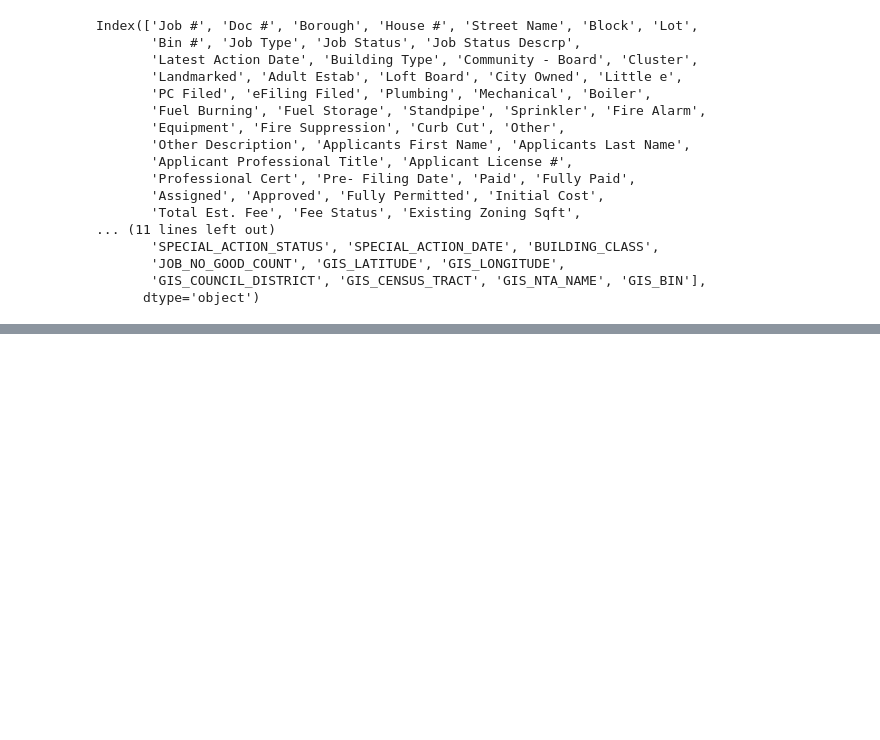
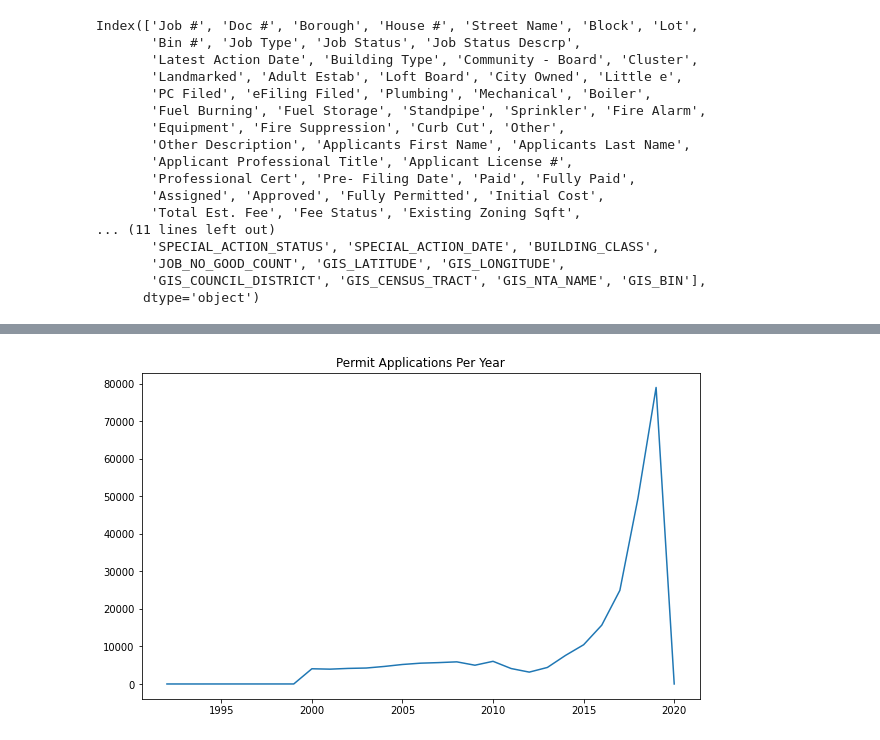
Before and after one commit to kcarty2/PYH225_Homework, a Jupyter notebook: Final_Project_DOB.ipynb, the cells around one changed output, grey strips where cells are left out. Drawn from its saved outputs; the diff is of its cells as text; code cells hidden in the pictures; blank space fills up the shorter version.

```diff
--- a/Final_Project_DOB.ipynb
+++ b/Final_Project_DOB.ipynb
@@ -156,0 +386,2 @@ df4
+# %%
+df['Pre- Filing Date'] = pd.to_datetime(df['Pre- Filing Date'])
@@ -156,0 +398,3 @@ df4
+# %%
+df_year = df['Pre- Filing Date'].map(lambda d: d.year).value_counts()
+df_year
@@ -156,0 +419,4 @@ df4
+# %%
+df_year.sort_index().plot(figsize = (10, 6), title='Permit Applications Per Year');
+# %% [output]
+[figure, added]
```
Also changed, not shown: parts of 25 cells of this notebook.
